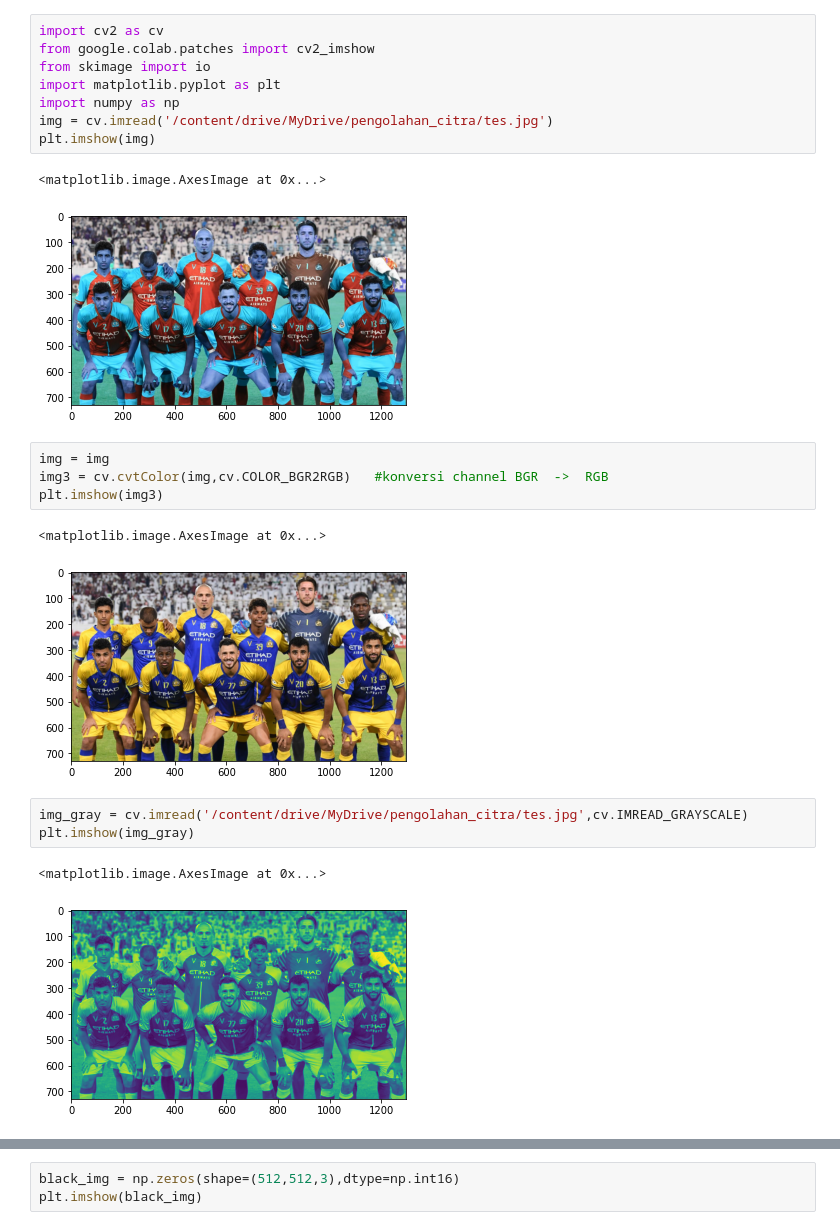
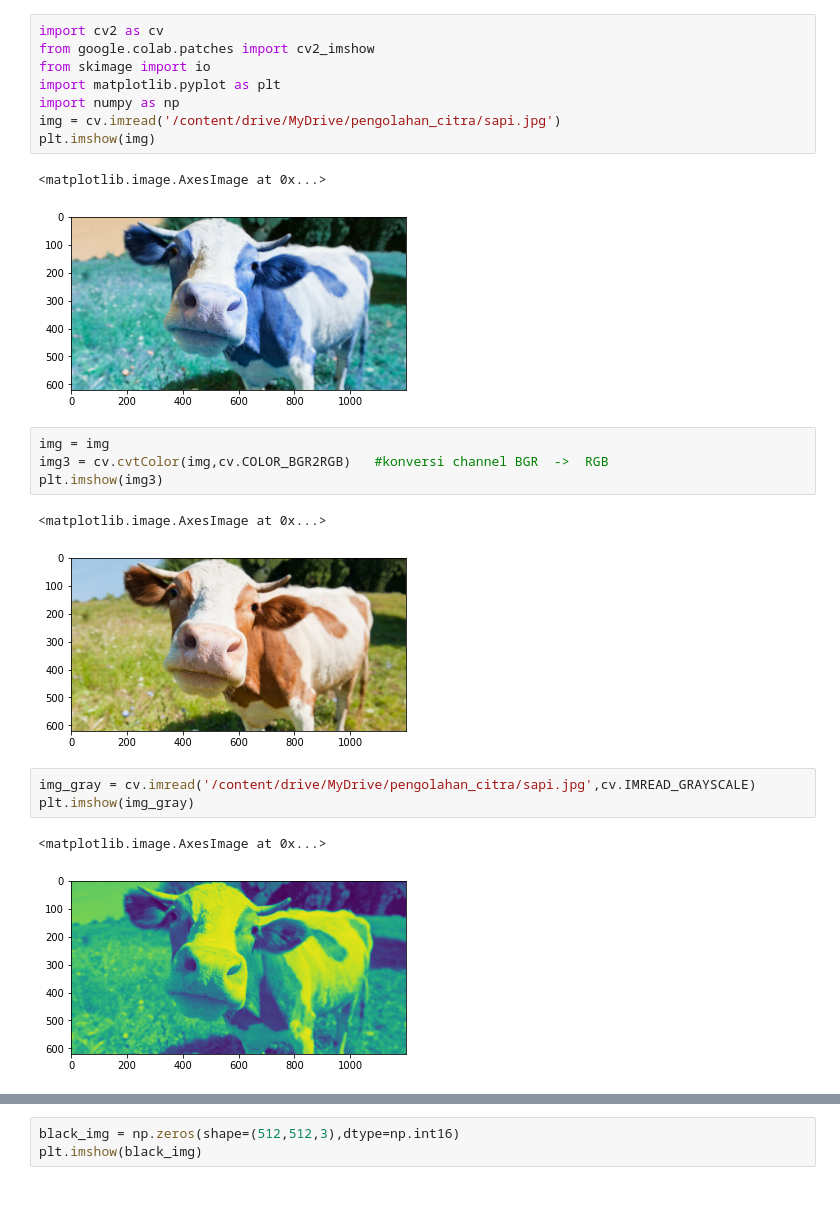
Before and after one commit to Alif-krniawn/PCVK_Genap_2023, a Jupyter notebook: Week2.ipynb, the cells around one changed output, grey strips where cells are left out. Drawn from its saved outputs; the diff is of its cells as text; blank space fills up the shorter version.

```diff
--- a/Week2.ipynb
+++ b/Week2.ipynb
@@ -10,27 +10,27 @@ Drive already mounted at /content/drive; to attempt to forcibly remount, call dr
 # %%
 import cv2 as cv
 from google.colab.patches import cv2_imshow
 from skimage import io
 import matplotlib.pyplot as plt
 import numpy as np
-img = cv.imread('/content/drive/MyDrive/pengolahan_citra/tes.jpg')
+img = cv.imread('/content/drive/MyDrive/pengolahan_citra/sapi.jpg')
 plt.imshow(img)
 # %% [output]
 <matplotlib.image.AxesImage at 0x...>
-[figure, old version]
+[figure, new version]
 # %%
 img = img
 img3 = cv.cvtColor(img,cv.COLOR_BGR2RGB)   #konversi channel BGR  ->  RGB
 plt.imshow(img3)
 # %% [output]
 <matplotlib.image.AxesImage at 0x...>
-[figure, old version]
+[figure, new version]
 # %%
-img_gray = cv.imread('/content/drive/MyDrive/pengolahan_citra/tes.jpg',cv.IMREAD_GRAYSCALE)
+img_gray = cv.imread('/content/drive/MyDrive/pengolahan_citra/sapi.jpg',cv.IMREAD_GRAYSCALE)
 plt.imshow(img_gray)
 # %% [output]
 <matplotlib.image.AxesImage at 0x...>
-[figure, old version]
+[figure, new version]
 # %%
 plt.imshow(img_gray,cmap='gray')
 # %% [output]
```
Also changed, not shown: parts of 14 cells of this notebook.
